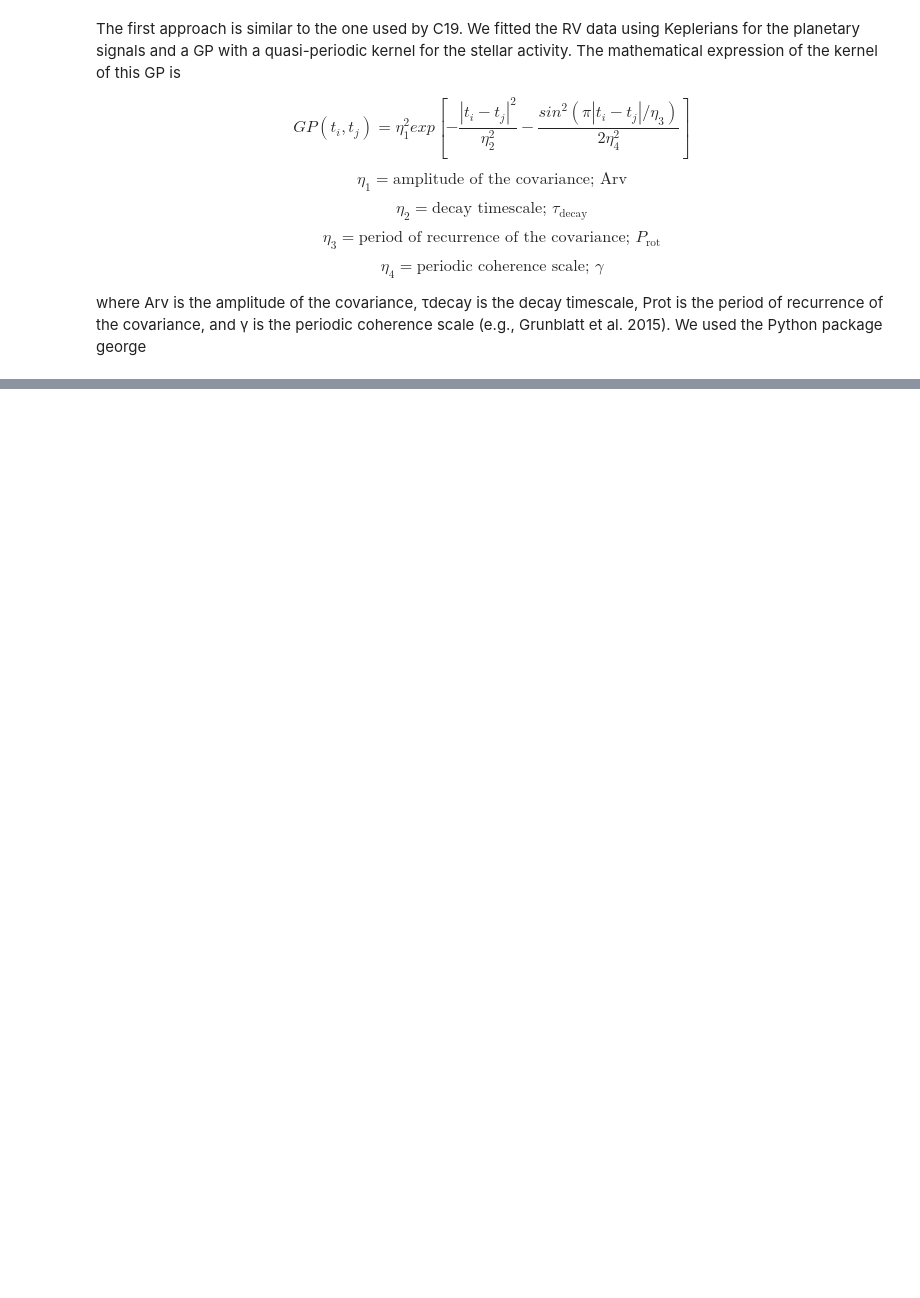
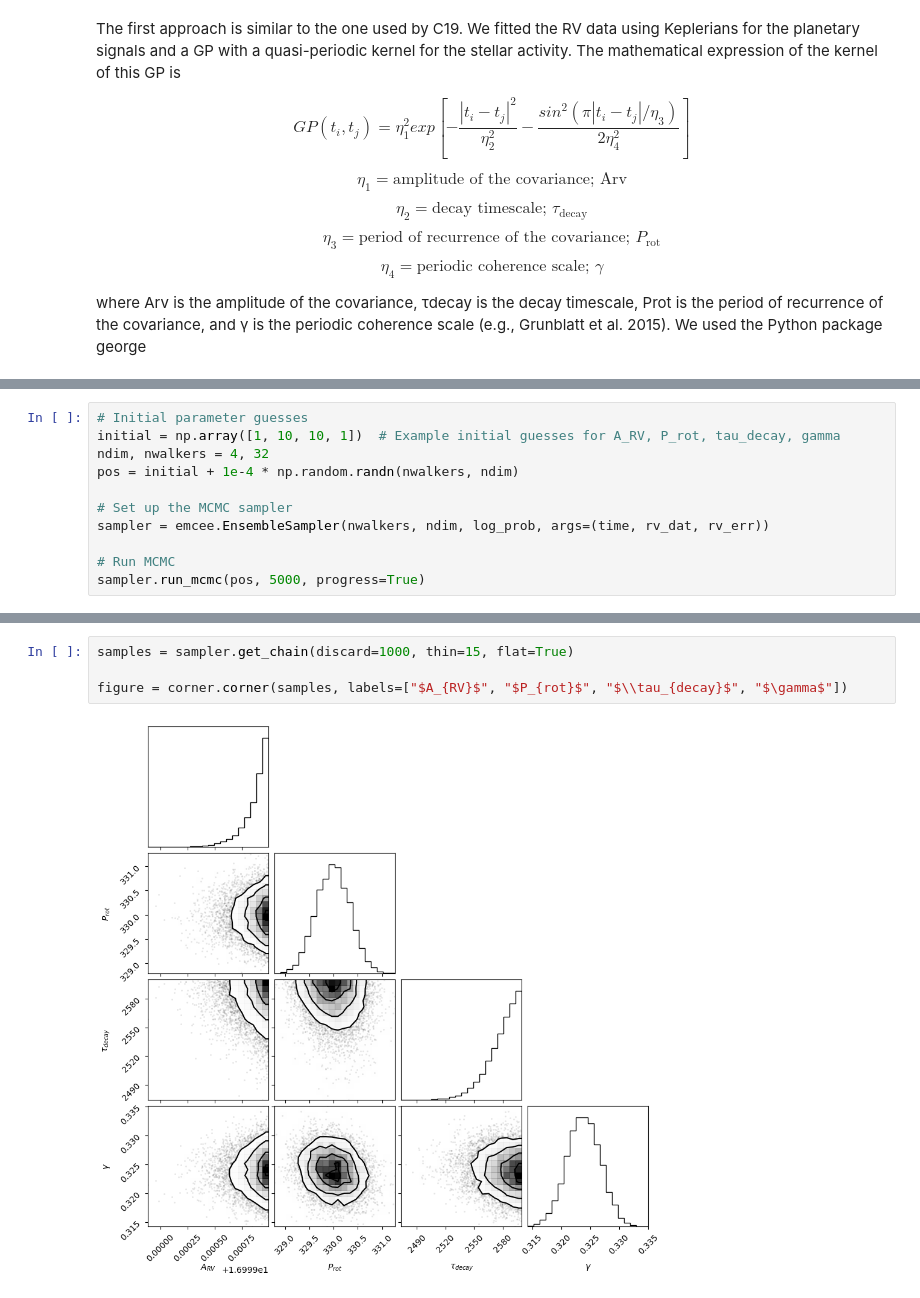
Before and after one commit to MaxTalberg/RV-detection-of-L98-59, a Jupyter notebook: notebooks/fittedRV.ipynb, the cells around one changed output, grey strips where cells are left out. Drawn from its saved outputs; the diff is of its cells as text; blank space fills up the shorter version.

```diff
--- a/notebooks/fittedRV.ipynb
+++ b/notebooks/fittedRV.ipynb
@@ -31,0 +108,11 @@ pre_df = pd.read_csv('../dataset/ESPRESSO/cleaned_espresso_post.csv')
+# %%
+# Initial parameter guesses
+initial = np.array([1, 10, 10, 1])  # Example initial guesses for A_RV, P_rot, tau_decay, gamma
+ndim, nwalkers = 4, 32
+pos = initial + 1e-4 * np.random.randn(nwalkers, ndim)
+
+# Set up the MCMC sampler
+sampler = emcee.EnsembleSampler(nwalkers, ndim, log_prob, args=(time, rv_dat, rv_err))
+
+# Run MCMC
+sampler.run_mcmc(pos, 5000, progress=True)
@@ -31,0 +137,6 @@ pre_df = pd.read_csv('../dataset/ESPRESSO/cleaned_espresso_post.csv')
+# %%
+samples = sampler.get_chain(discard=1000, thin=15, flat=True)
+
+figure = corner.corner(samples, labels=["$A_{RV}$", "$P_{rot}$", "$\\tau_{decay}$", "$\gamma$"])
+# %% [output]
+[figure, added]
```
Also changed, not shown: parts of 8 cells of this notebook, 4 other files.
